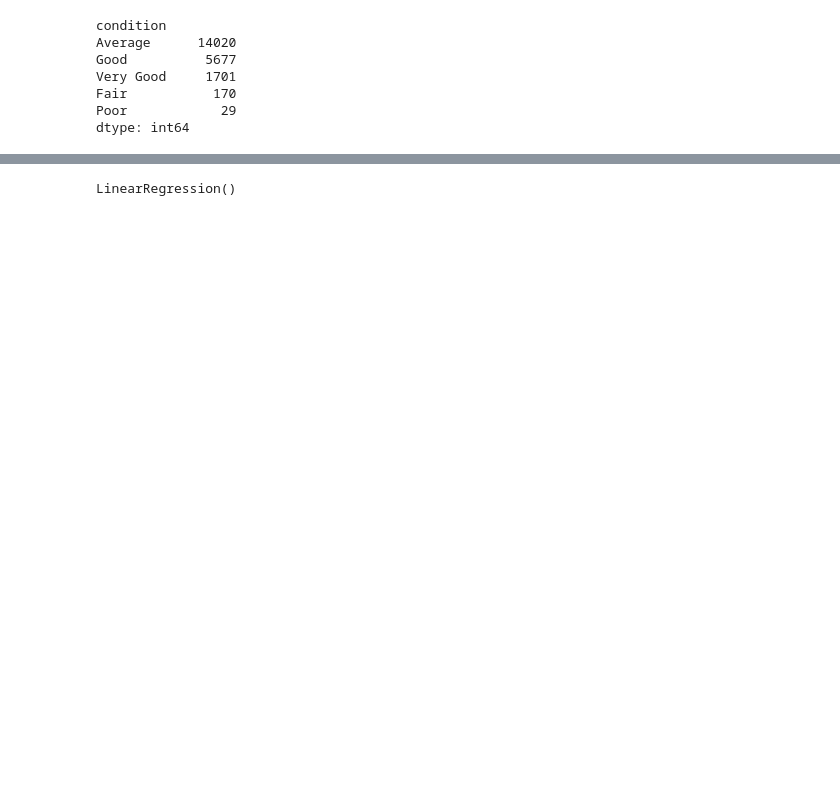
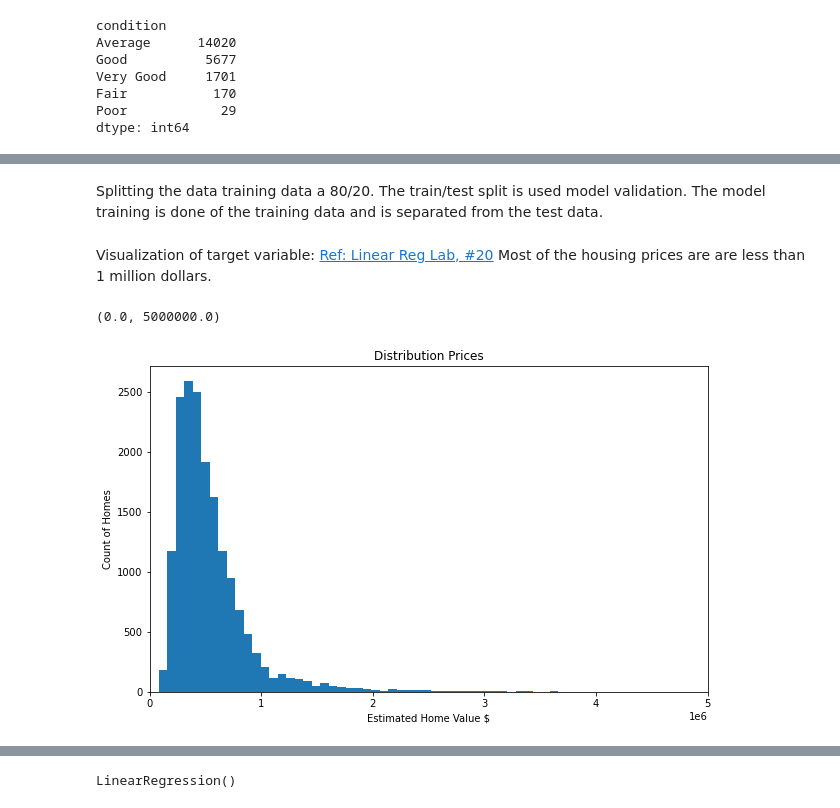
Before and after one commit to Dmvinedata/dsc-phase-2-project-v2-3, a Jupyter notebook: student.ipynb, the cells around one changed output, grey strips where cells are left out. Cells and saved outputs as stored; diff of their text form; code cells hidden in the pictures; blank space fills up the shorter version.

Commit message:
Model Dev Clean up

```diff
--- a/student.ipynb
+++ b/student.ipynb
@@ -276,2 +232,0 @@ ax.set_title("Most Correlated Feature vs. Home Value");
-# %%
-kc_df = kc_df.drop("bathrooms", axis = 1)
@@ -302,0 +299,37 @@ X_test_log = pd.DataFrame(log_transformer.transform(newarr_test),columns= ["sqft
+# %% [markdown]
+Splitting the data training data a 80/20. The train/test split is used model validation. The model training is done of the training data and is separated from the test data.
+# %%
+# Importing library to split the data into training and test data for model validation.
+from sklearn.model_selection import train_test_split
+
+#dropping the target variable from the dataset features
+X = kc_df.drop("price", axis=1)
+# Setting the target variable
+y = kc_df["price"]
+
+#Setting the test size .
+test_size = .2
+
+#Using the basic train/test split. Adding a random state to product the random set each time.
+X_train , X_test, y_train, y_test = train_test_split(X,y, test_size= test_size, random_state=42)
+# %% [markdown]
+Visualization of target variable:
+[Ref: Linear Reg Lab, #20](https://github.com/learn-co-curriculum/dsc-linear-regression-lab/tree/solution)
+Most of the housing prices are are less than 1 million dollars.
+# %%
+#Setting the frame and figsize
+fig, ax = plt.subplots(figsize=(10, 6))
+
+#Plotting the training portion of the target variables
+ax.hist(y_train, bins=100)
+
+#Setting labels and titles
+ax.set_xlabel("Estimated Home Value $")
+ax.set_ylabel("Count of Homes")
+ax.set_title("Distribution Prices")
+
+#Setting limit on the x axis
+plt.xlim([0, 5000000])
+# %% [output]
+(0.0, 5000000.0)
+[figure, added]
```
Also changed, not shown: parts of 125 cells of this notebook.
